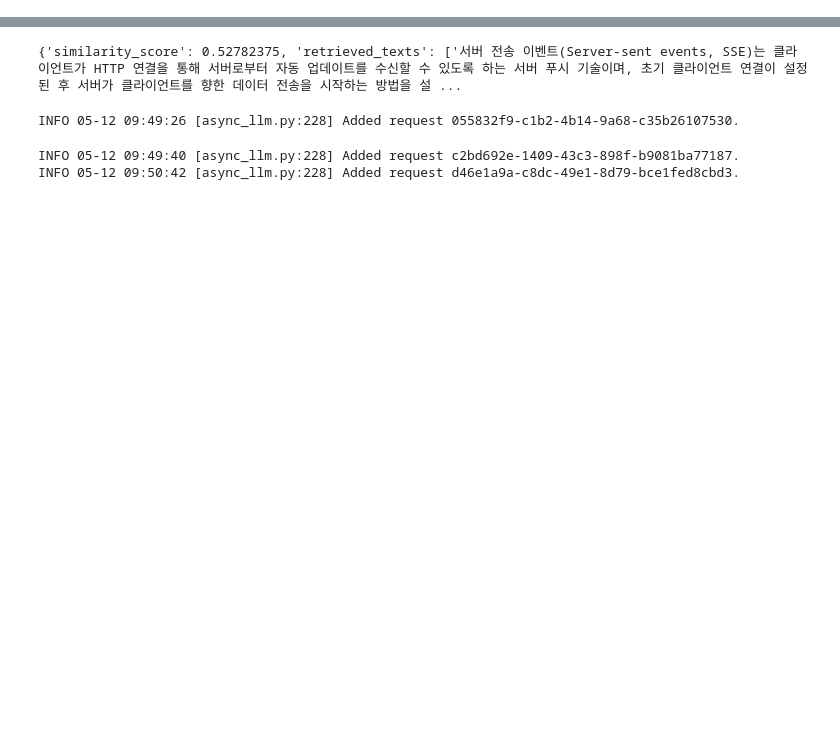
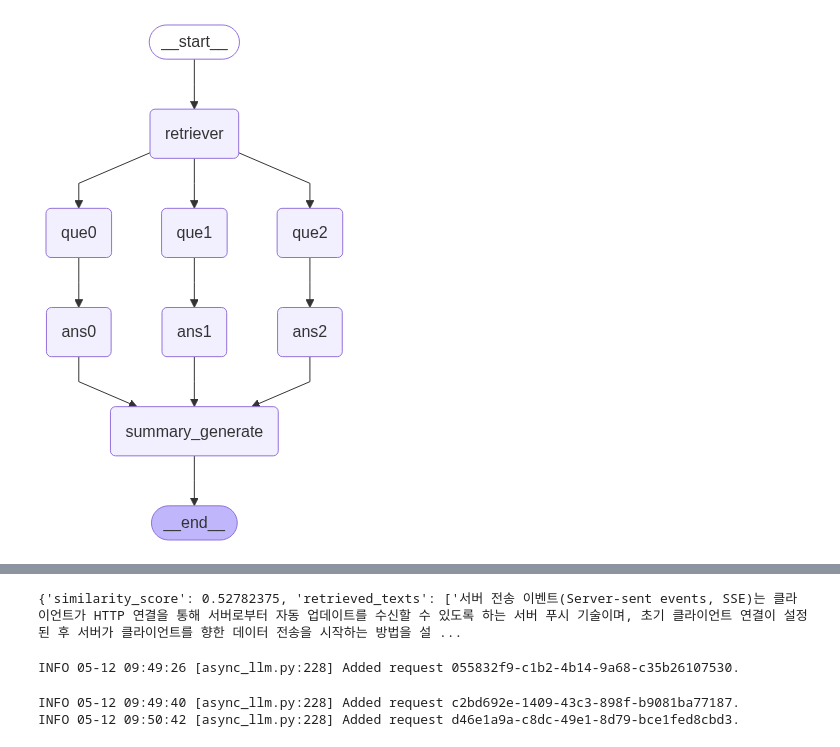
Before and after one commit to Lydia-YJ/youtil, a Jupyter notebook: Interview/notebook/test.ipynb, the cells around one changed output, grey strips where cells are left out. Drawn from its saved outputs; the diff is of its cells as text; code cells hidden in the pictures; blank space fills up the shorter version.

```diff
--- a/Interview/notebook/test.ipynb
+++ b/Interview/notebook/test.ipynb
@@ -123,0 +391,12 @@ qa_input = QAState(
+# %%
+qa_flow = QAFlow(llm=llm, qdrant=qdrant, prompt1=prompt1, prompt2=prompt2, prompt3=prompt3, max_nodes=3)
+graph = qa_flow.build_graph()
+result = await graph.ainvoke(qa_input)
+
+# 결과 출력
+print(result["summary"])
+
+for c in result["content"]:
+    print(c.question)
+    print(c.answer)
+    print()
@@ -123,0 +422,4 @@ qa_input = QAState(
+# %%
+graph
+# %% [output]
+[figure, added]
```
Also changed, not shown: parts of 14 cells of this notebook.
